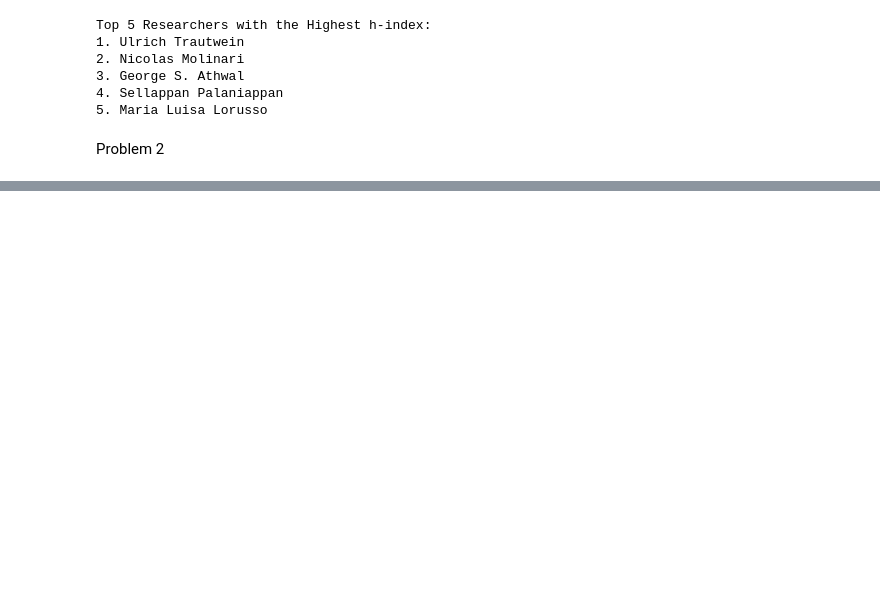
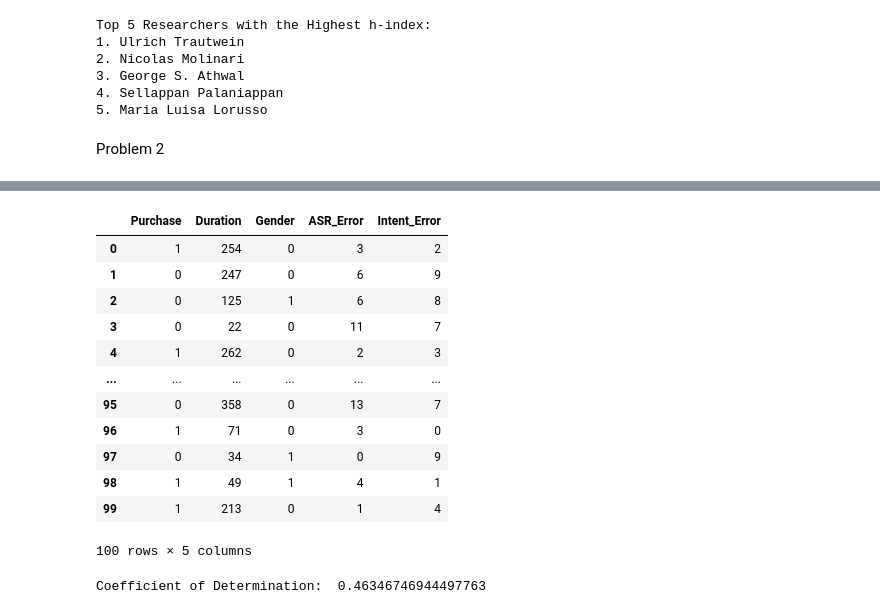
Before and after one commit to douglasta2024/Machine-Learning, a Jupyter notebook: Assignment 1.ipynb, the cells around one changed output, grey strips where cells are left out. Drawn from its saved outputs; the diff is of its cells as text; code cells hidden in the pictures; blank space fills up the shorter version.

```diff
--- a/Assignment 1.ipynb
+++ b/Assignment 1.ipynb
@@ -151,0 +243,17 @@ Problem 2
+# %%
+x = df.drop(columns=['SUS'], axis=1)
+x
+# %% [output]
+|  | Purchase | Duration | Gender | ASR_Error | Intent_Error |
+| 0 | 1 | 254 | 0 | 3 | 2 |
+| 1 | 0 | 247 | 0 | 6 | 9 |
+| 2 | 0 | 125 | 1 | 6 | 8 |
+| 3 | 0 | 22 | 0 | 11 | 7 |
+| 4 | 1 | 262 | 0 | 2 | 3 |
+| ... | ... | ... | ... | ... | ... |
+| 95 | 0 | 358 | 0 | 13 | 7 |
+| 96 | 1 | 71 | 0 | 3 | 0 |
+| 97 | 0 | 34 | 1 | 0 | 9 |
+| 98 | 1 | 49 | 1 | 4 | 1 |
+| 99 | 1 | 213 | 0 | 1 | 4 |
+100 rows × 5 columns
@@ -151,0 +265,7 @@ Problem 2
+# %%
+reg = LinearRegression().fit(x_train,y_train)
+y_predict = reg.predict(x_test)
+score = reg.score(x_test, y_test)
+print("Coefficient of Determination: ", score)
+# %% [output]
+Coefficient of Determination:  0.46346746944497763
```
Also changed, not shown: parts of 31 cells of this notebook.
